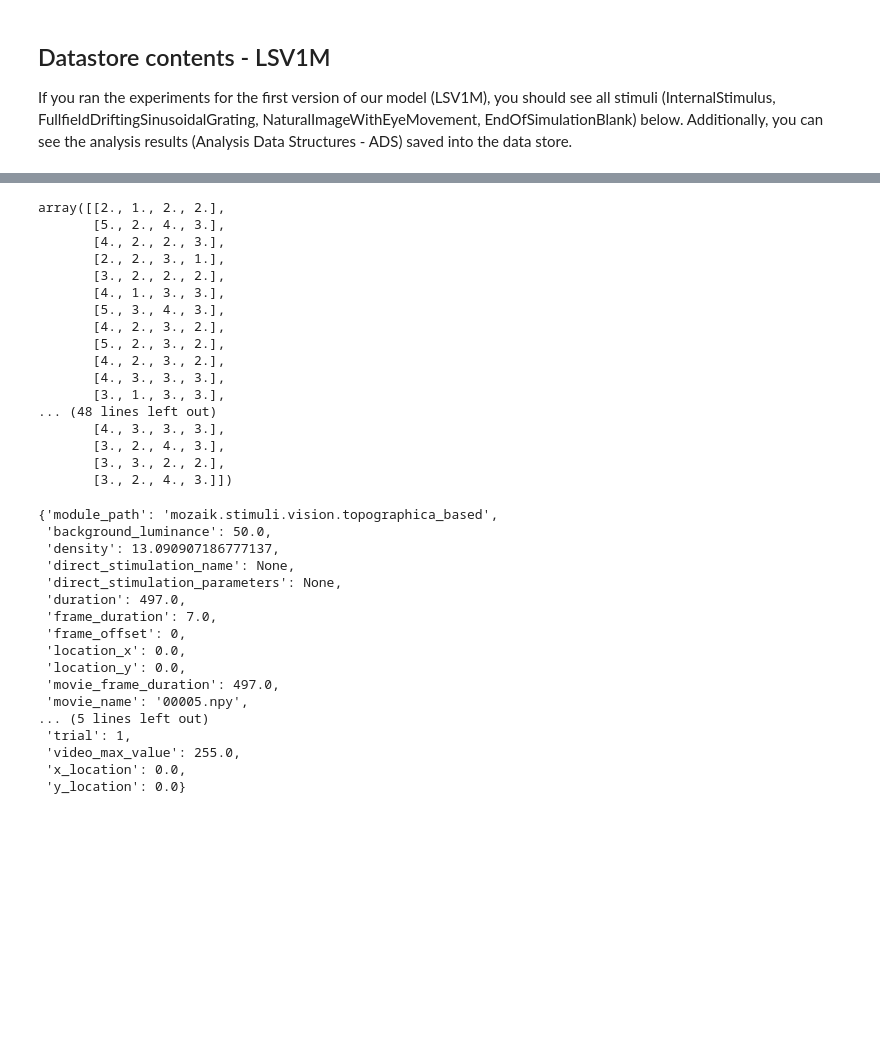
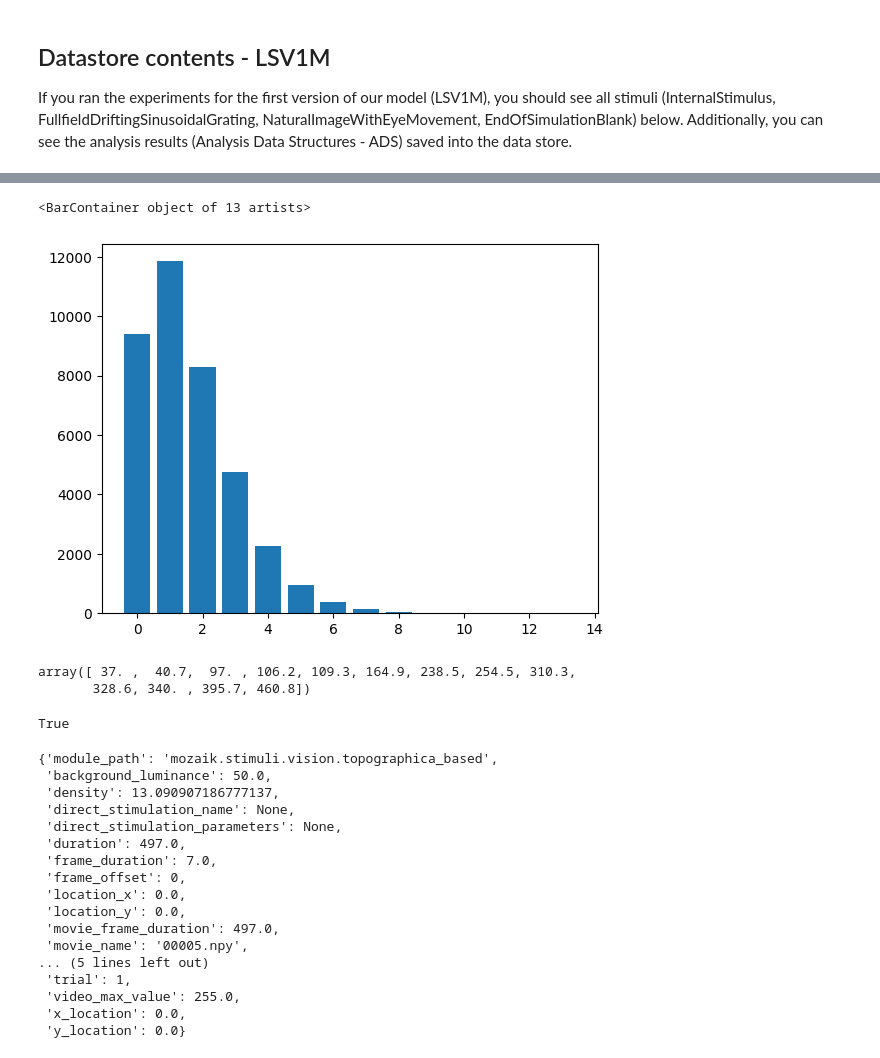
Before and after one commit to goirik-chakrabarty/mozaik-models, a Jupyter notebook: experanto/Mozaik_basic_analysis.ipynb, the cells around one changed output, grey strips where cells are left out. Saved outputs shown, nothing was run; the diff lists cells and outputs as text; code cells hidden in the pictures; blank space fills up the shorter version.

```diff
--- a/experanto/Mozaik_basic_analysis.ipynb
+++ b/experanto/Mozaik_basic_analysis.ipynb
@@ -28,7 +28,7 @@ import numpy as np
 # Path to the experiment DataStore
 # Substitute this path with the path of your own simulation run!
 # path = "SelfSustainedPushPull_test_____"
-path = "SelfSustainedPushPull_test:big32_____"
+path = "SelfSustainedPushPull_test:fullbig32_0_____"
 
 data_store = PickledDataStore(
     load=True,
@@ -73,0 +79,5 @@ print(spikes_all_stimuli.shape)
+# %%
+i = 1
+k = 5
+print(segs[i].get_spiketrains()[k])
+segs[i].get_spiketrains()[k]
@@ -74,23 +92,24 @@ print(spikes_all_stimuli.shape)
+# %%
+num_spikes = []
+for neuron in range(len(segs[0].get_spiketrains())):
+    # print(np.array(segs[i].get_spiketrains()[neuron]))
+    a = len(segs[i].get_spiketrains()[neuron])
+    num_spikes.append(a)
+# %%
+unique, counts = np.unique(num_spikes, return_counts=True)
+plt.bar(unique, counts)
+# %% [output]
+<BarContainer object of 13 artists>
+[figure, added]
+# %%
+np.array(segs[i].get_spiketrains()[4323])
+# %% [output]
+array([ 37. ,  40.7,  97. , 106.2, 109.3, 164.9, 238.5, 254.5, 310.3,
+       328.6, 340. , 395.7, 460.8])
 # %%
-spikes_all_stimuli[0][0]
+(spikes_all_stimuli[0][6] == spikes_all_stimuli[0][0]).all() # ALL the stimuli have the same pattern.
 # %% [output]
-array([[2., 1., 2., 2.],
-       [5., 2., 4., 3.],
-       [4., 2., 2., 3.],
-       [2., 2., 3., 1.],
-       [3., 2., 2., 2.],
-       [4., 1., 3., 3.],
-       [5., 3., 4., 3.],
-       [4., 2., 3., 2.],
-       [5., 2., 3., 2.],
-       [4., 2., 3., 2.],
-       [4., 3., 3., 3.],
-       [3., 1., 3., 3.],
-... (48 lines left out)
-       [4., 3., 3., 3.],
-       [3., 2., 4., 3.],
-       [3., 3., 2., 2.],
-       [3., 2., 4., 3.]])
+True
 # %%
 load_parameters(stims[0])
 # %% [output]
```
Also changed, not shown: parts of 6 cells of this notebook, 14 other files.
